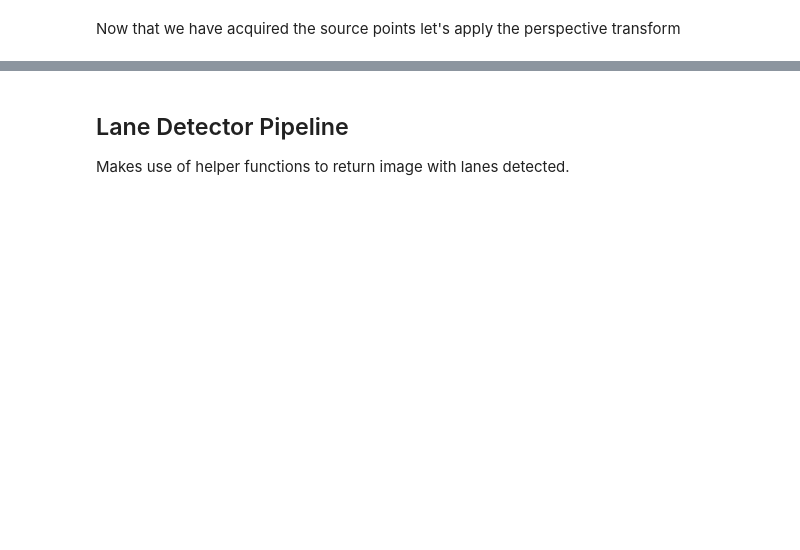
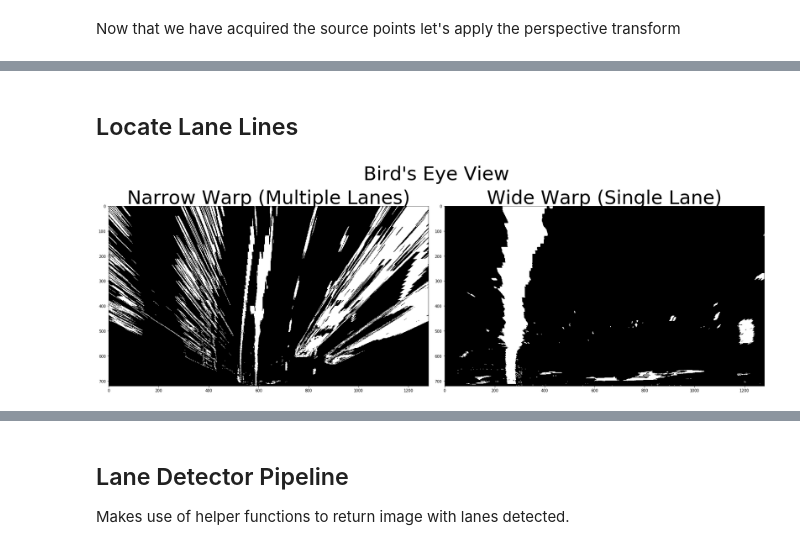
Before and after one commit to laygond/Advance-Lane-Detection, a Jupyter notebook: demo.ipynb, the cells around one changed output, grey strips where cells are left out. Cells and saved outputs as stored; diff of their text form; code cells hidden in the pictures; blank space fills up the shorter version.

```diff
--- a/demo.ipynb
+++ b/demo.ipynb
@@ -205,0 +270,18 @@ Below are some helper functions that will be used in our pipeline.
+# %% [markdown]
+## Locate Lane Lines
+# %%
+# Warp Binary Image
+bin_warped_wide   = cv2.warpPerspective(bin_image, M_wide, (width,height))
+bin_warped_narrow = cv2.warpPerspective(bin_image, M_narrow, (width,height))
+
+# Display
+f, (ax1, ax2) = plt.subplots(1, 2, figsize=(24, 9))  # width and heights in inches
+f.tight_layout()
+plt.suptitle("Bird's Eye View", fontsize=50)
+ax1.set_title('Narrow Warp (Multiple Lanes)', fontsize=50)
+ax1.imshow(bin_warped_narrow, cmap='gray')
+ax2.set_title('Wide Warp (Single Lane)', fontsize=50)
+ax2.imshow(bin_warped_wide, cmap='gray')
+plt.subplots_adjust(left=0., right=1, top=0.9, bottom=0.)
+# %% [output]
+[figure, added]
```
Also changed, not shown: parts of 14 cells of this notebook.
